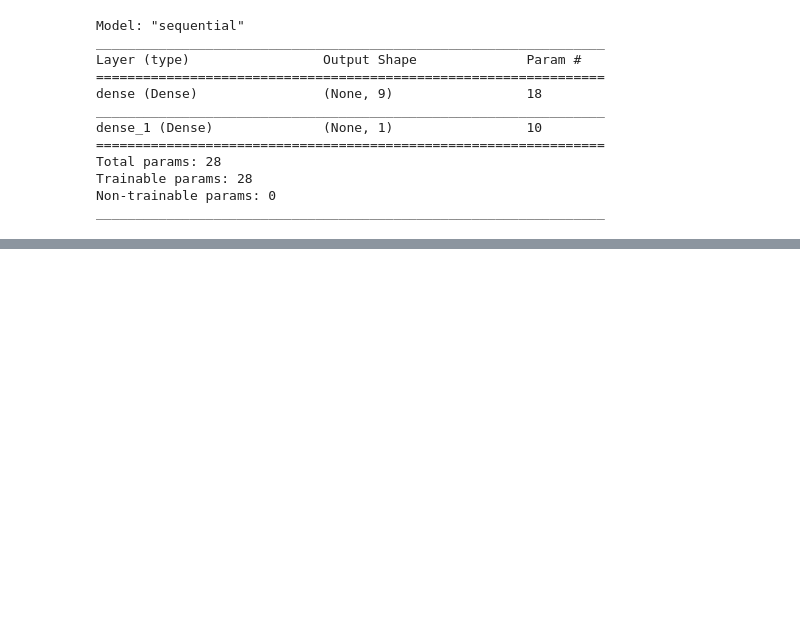
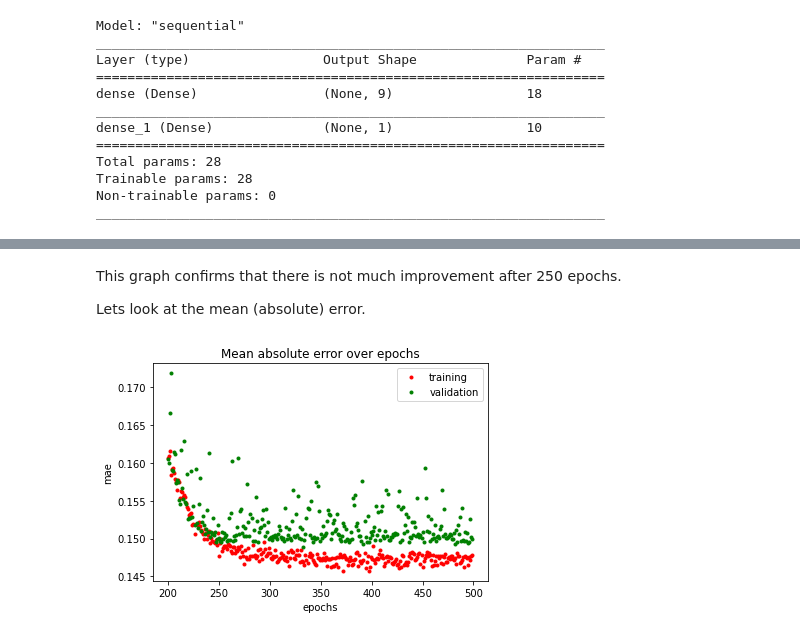
Before and after one commit to maarten-pennings/MachineLearning, a Jupyter notebook: sinus/sinus.ipynb, the cells around one changed output, grey strips where cells are left out. Saved outputs shown, nothing was run; the diff lists cells and outputs as text; code cells hidden in the pictures; blank space fills up the shorter version.

```diff
--- a/sinus/sinus.ipynb
+++ b/sinus/sinus.ipynb
@@ -141,0 +226,17 @@ _________________________________________________________________
+# %% [markdown]
+This graph confirms that there is not much improvement after 250 epochs.
+
+Lets look at the mean (absolute) error.
+# %%
+train_mae = history_1.history['mae']
+val_mae = history_1.history['val_mae']
+epochs = range(len(train_mae))
+plt.plot( epochs[DROP:], train_mae[DROP:], 'r.', label="training" )
+plt.plot( epochs[DROP:], val_mae[DROP:],   'g.', label="validation" )
+
+plt.title('Mean absolute error over epochs')
+plt.xlabel('epochs')
+plt.ylabel('mae')
+plt.legend();
+# %% [output]
+[figure, added]
```
Also changed, not shown: parts of 53 cells of this notebook, 1 other file.
